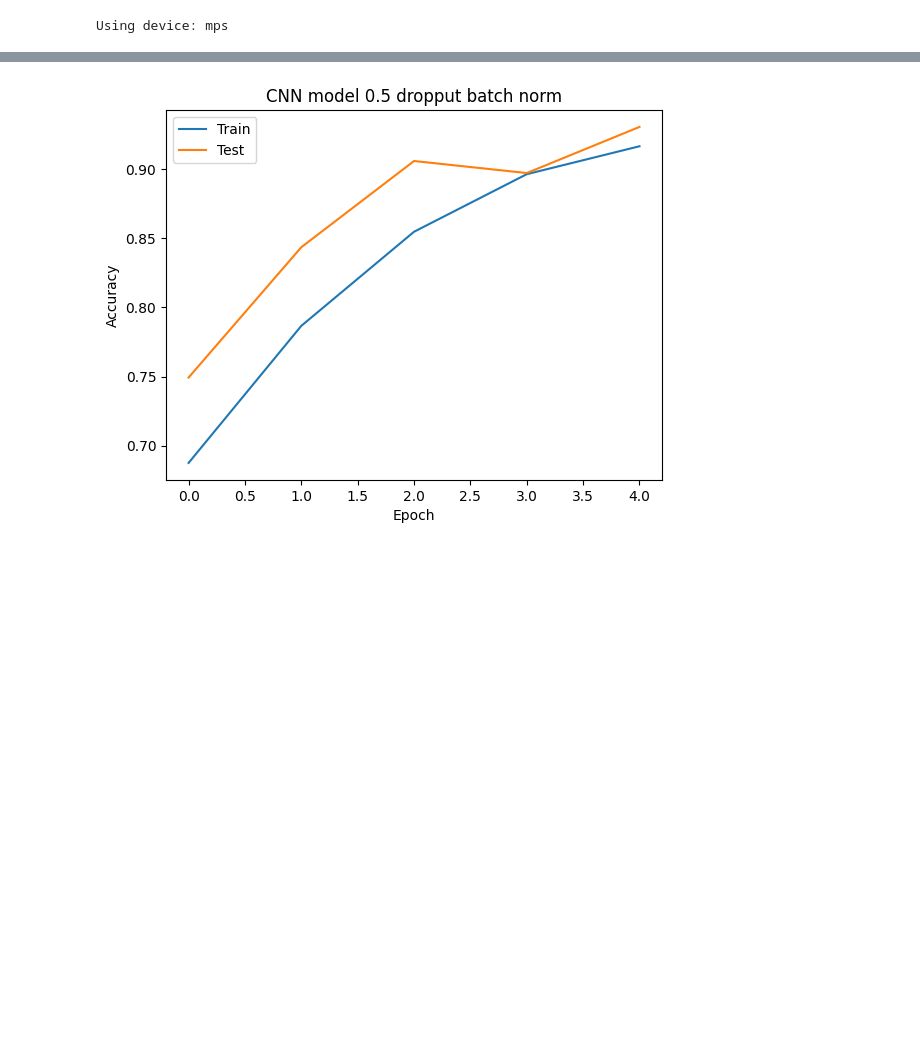
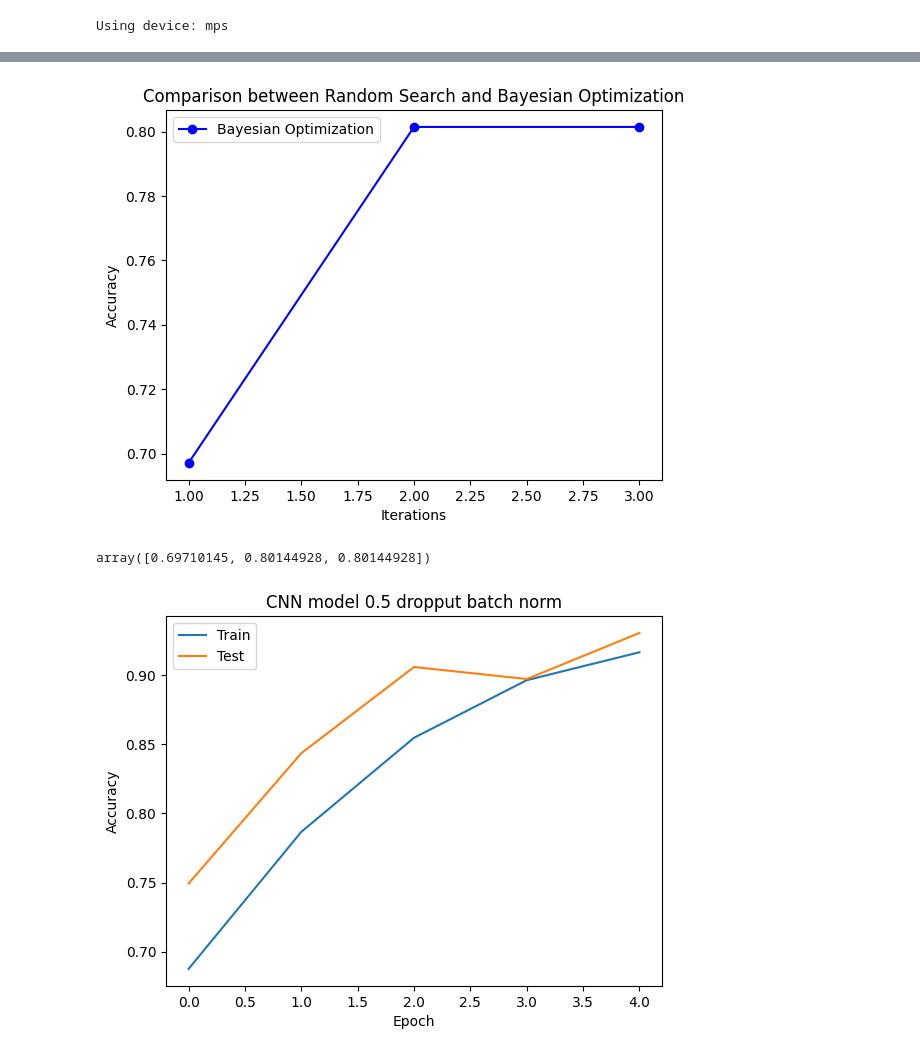
Before and after one commit to TeisAggerholm/02463_BO_project, a Jupyter notebook: VGG16D_v1.ipynb, the cells around one changed output, grey strips where cells are left out. Saved outputs shown, nothing was run; the diff lists cells and outputs as text; code cells hidden in the pictures; blank space fills up the shorter version.

```diff
--- a/VGG16D_v1.ipynb
+++ b/VGG16D_v1.ipynb
@@ -269,3 +268,33 @@ def get_vgg_weights(model):
 
 
     return model
+# %%
+
+def objective_function(x: list):
+    learning_rate = x[0]
+    final_layer = x[1]
+    in_channels = 1
+    CNN_model = VGG16(num_classes=2, in_channels=in_channels, features_fore_linear=36864, dataset=test_set, learning_rate=learning_rate, final_layer=final_layer)
+
+    train_epochs =
+    train_accs, val_accs = CNN_model.train_model(train_dataloader, epochs=train_epochs)
+    acc = CNN_model.eval_model(test_dataloader)
+
+    return - acc
+# %%
+from skopt import gp_minimize
+
+learning_rate = (1e-5, 1e-3)
+final_layer = (3000, 6000)
+x0 = [np.random.uniform(learning_rate[0], learning_rate[1]), np.random.randint(final_layer[0], final_layer[1])]
+# y0 = objective_function(x0)
+
+
+opt = gp_minimize(objective_function,
+            [learning_rate, final_layer],
+            acq_func= "EI",
+            n_initial_points= 0,
+            n_calls= 2,
+            x0= [x0,],
+            xi= 0.1
+            )
@@ -296,3 +329,20 @@ torch.save(CNN_model.state_dict(), "weights1.pth")
+# %%
+y_bo = np.maximum.accumulate(-opt.func_vals).ravel()
+# define iteration number
+xs = np.arange(1,4,1)
+
+# plt.plot(xs, 0, 'o-', color = 'red', label='Random Search')
+plt.plot(xs, y_bo, 'o-', color = 'blue', label='Bayesian Optimization')
+plt.legend()
+plt.xlabel('Iterations')
+plt.ylabel('Accuracy')
+plt.title('Comparison between Random Search and Bayesian Optimization')
+plt.show()
+
+y_bo
+# %% [output]
+[figure, added]
+array([0.69710145, 0.80144928, 0.80144928])
 # %%
 # Load test accuracies
 train_epochs = 5
```
Also changed, not shown: parts of 4 cells of this notebook.
